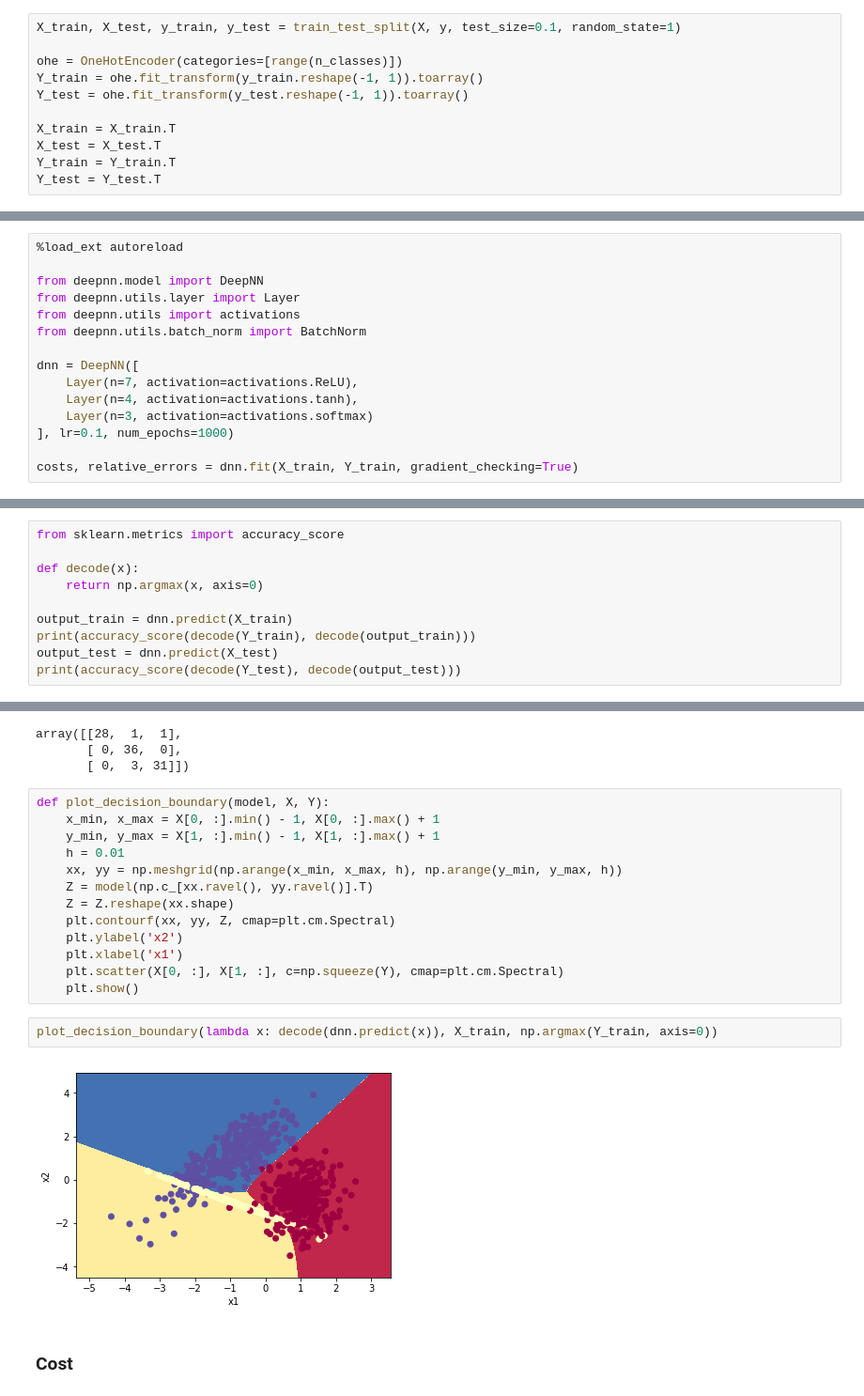
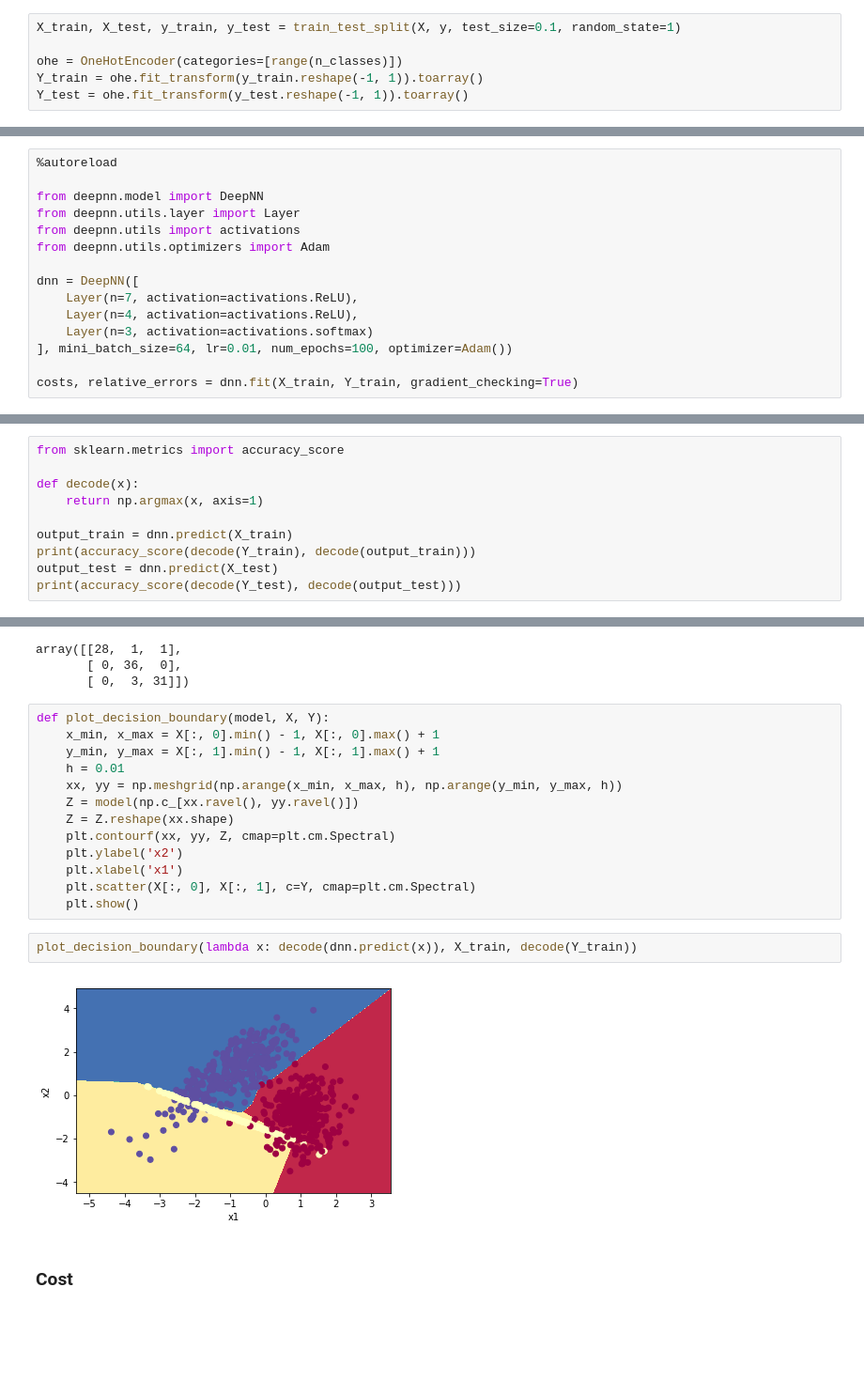
Before and after one commit to polakowo/tinynet, a Jupyter notebook: Notebook.ipynb, the cells around one changed output, grey strips where cells are left out. Shown at 94% size. Saved outputs shown, nothing was run; the diff lists cells and outputs as text; blank space fills up the shorter version.

```diff
--- a/Notebook.ipynb
+++ b/Notebook.ipynb
@@ -27,26 +31,21 @@ X_train, X_test, y_train, y_test = train_test_split(X, y, test_size=0.1, random_
 ohe = OneHotEncoder(categories=[range(n_classes)])
 Y_train = ohe.fit_transform(y_train.reshape(-1, 1)).toarray()
 Y_test = ohe.fit_transform(y_test.reshape(-1, 1)).toarray()
-
-X_train = X_train.T
-X_test = X_test.T
-Y_train = Y_train.T
-Y_test = Y_test.T
 # %% [markdown]
 ### Fit model
 # %%
-%load_ext autoreload
+%autoreload
 
 from deepnn.model import DeepNN
 from deepnn.utils.layer import Layer
 from deepnn.utils import activations
-from deepnn.utils.batch_norm import BatchNorm
+from deepnn.utils.optimizers import Adam
 
 dnn = DeepNN([
     Layer(n=7, activation=activations.ReLU),
-    Layer(n=4, activation=activations.tanh),
+    Layer(n=4, activation=activations.ReLU),
     Layer(n=3, activation=activations.softmax)
-], lr=0.1, num_epochs=1000)
+], mini_batch_size=64, lr=0.01, num_epochs=100, optimizer=Adam())
 
 costs, relative_errors = dnn.fit(X_train, Y_train, gradient_checking=True)
 # %% [output]
@@ -70,7 +69,7 @@ relative_errors
 from sklearn.metrics import accuracy_score
 
 def decode(x):
-    return np.argmax(x, axis=0)
+    return np.argmax(x, axis=1)
 
 output_train = dnn.predict(X_train)
 print(accuracy_score(decode(Y_train), decode(output_train)))
@@ -89,21 +88,21 @@ array([[28,  1,  1],
        [ 0,  3, 31]])
 # %%
 def plot_decision_boundary(model, X, Y):
-    x_min, x_max = X[0, :].min() - 1, X[0, :].max() + 1
-    y_min, y_max = X[1, :].min() - 1, X[1, :].max() + 1
+    x_min, x_max = X[:, 0].min() - 1, X[:, 0].max() + 1
+    y_min, y_max = X[:, 1].min() - 1, X[:, 1].max() + 1
     h = 0.01
     xx, yy = np.meshgrid(np.arange(x_min, x_max, h), np.arange(y_min, y_max, h))
-    Z = model(np.c_[xx.ravel(), yy.ravel()].T)
+    Z = model(np.c_[xx.ravel(), yy.ravel()])
     Z = Z.reshape(xx.shape)
     plt.contourf(xx, yy, Z, cmap=plt.cm.Spectral)
     plt.ylabel('x2')
     plt.xlabel('x1')
-    plt.scatter(X[0, :], X[1, :], c=np.squeeze(Y), cmap=plt.cm.Spectral)
+    plt.scatter(X[:, 0], X[:, 1], c=Y, cmap=plt.cm.Spectral)
     plt.show()
 # %%
-plot_decision_boundary(lambda x: decode(dnn.predict(x)), X_train, np.argmax(Y_train, axis=0))
+plot_decision_boundary(lambda x: decode(dnn.predict(x)), X_train, decode(Y_train))
 # %% [output]
-[figure, old version]
+[figure, new version]
 # %% [markdown]
 ### Cost
 # %%
```
Also changed, not shown: parts of 5 cells of this notebook, 6 other files.
